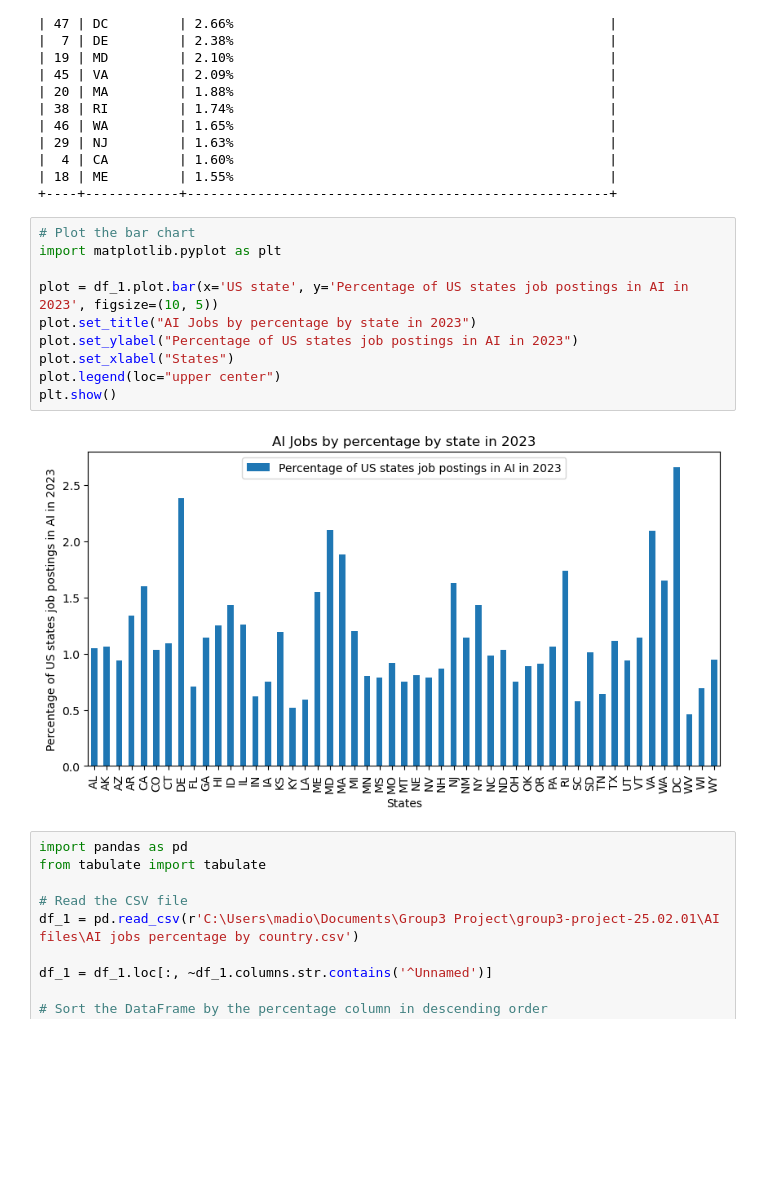
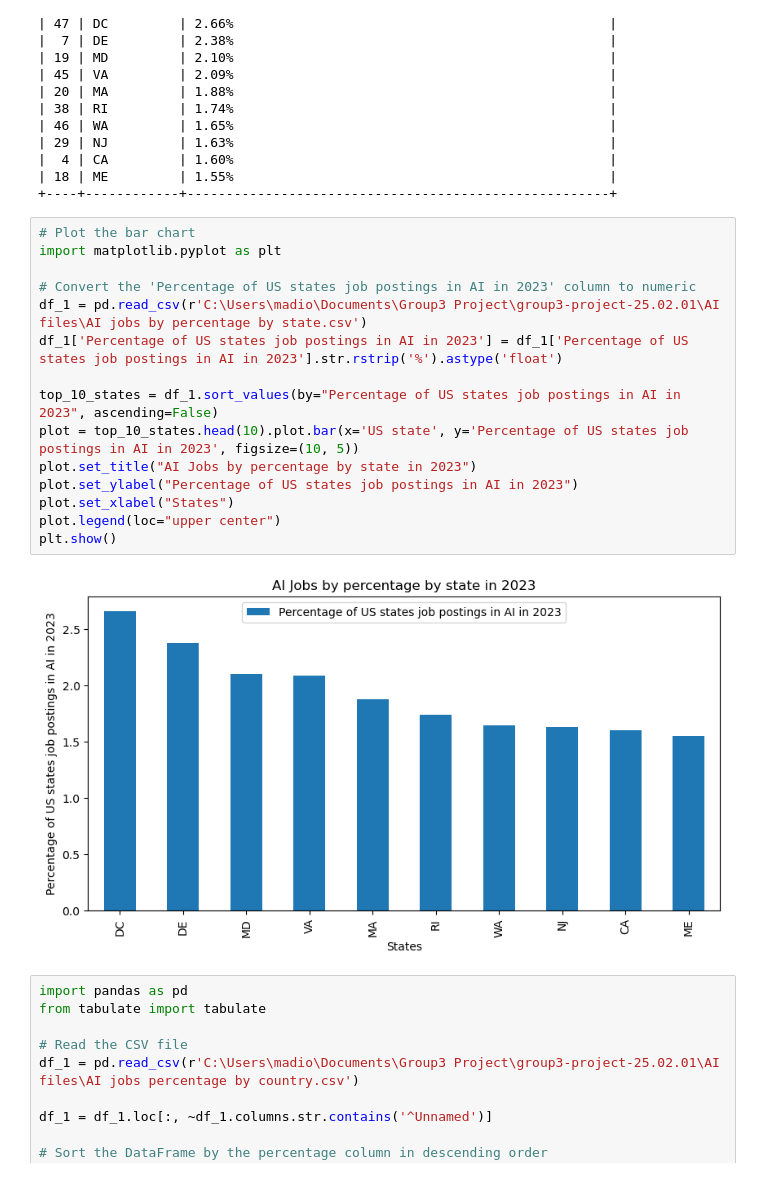
Before and after one commit to inCloset/group3-project-25.02.01, a Jupyter notebook: g3.ipynb, the cells around one changed output. Saved outputs shown, nothing was run; the diff lists cells and outputs as text; blank space fills up the shorter version.

```diff
--- a/g3.ipynb
+++ b/g3.ipynb
@@ -34,15 +34,20 @@ AI Jobs by percentage by state in 2023
 # %%
 # Plot the bar chart
 import matplotlib.pyplot as plt
 
-plot = df_1.plot.bar(x='US state', y='Percentage of US states job postings in AI in 2023', figsize=(10, 5))
+# Convert the 'Percentage of US states job postings in AI in 2023' column to numeric
+df_1 = pd.read_csv(r'C:\Users\madio\Documents\Group3 Project\group3-project-25.02.01\AI files\AI jobs by percentage by state.csv')
+df_1['Percentage of US states job postings in AI in 2023'] = df_1['Percentage of US states job postings in AI in 2023'].str.rstrip('%').astype('float')
+
+top_10_states = df_1.sort_values(by="Percentage of US states job postings in AI in 2023", ascending=False)
+plot = top_10_states.head(10).plot.bar(x='US state', y='Percentage of US states job postings in AI in 2023', figsize=(10, 5))
 plot.set_title("AI Jobs by percentage by state in 2023")
 plot.set_ylabel("Percentage of US states job postings in AI in 2023")
 plot.set_xlabel("States")
 plot.legend(loc="upper center")
 plt.show()
 # %% [output]
-[figure, old version]
+[figure, new version]
 # %%
 import pandas as pd
 from tabulate import tabulate
```
Also changed, not shown: 3 other files.
